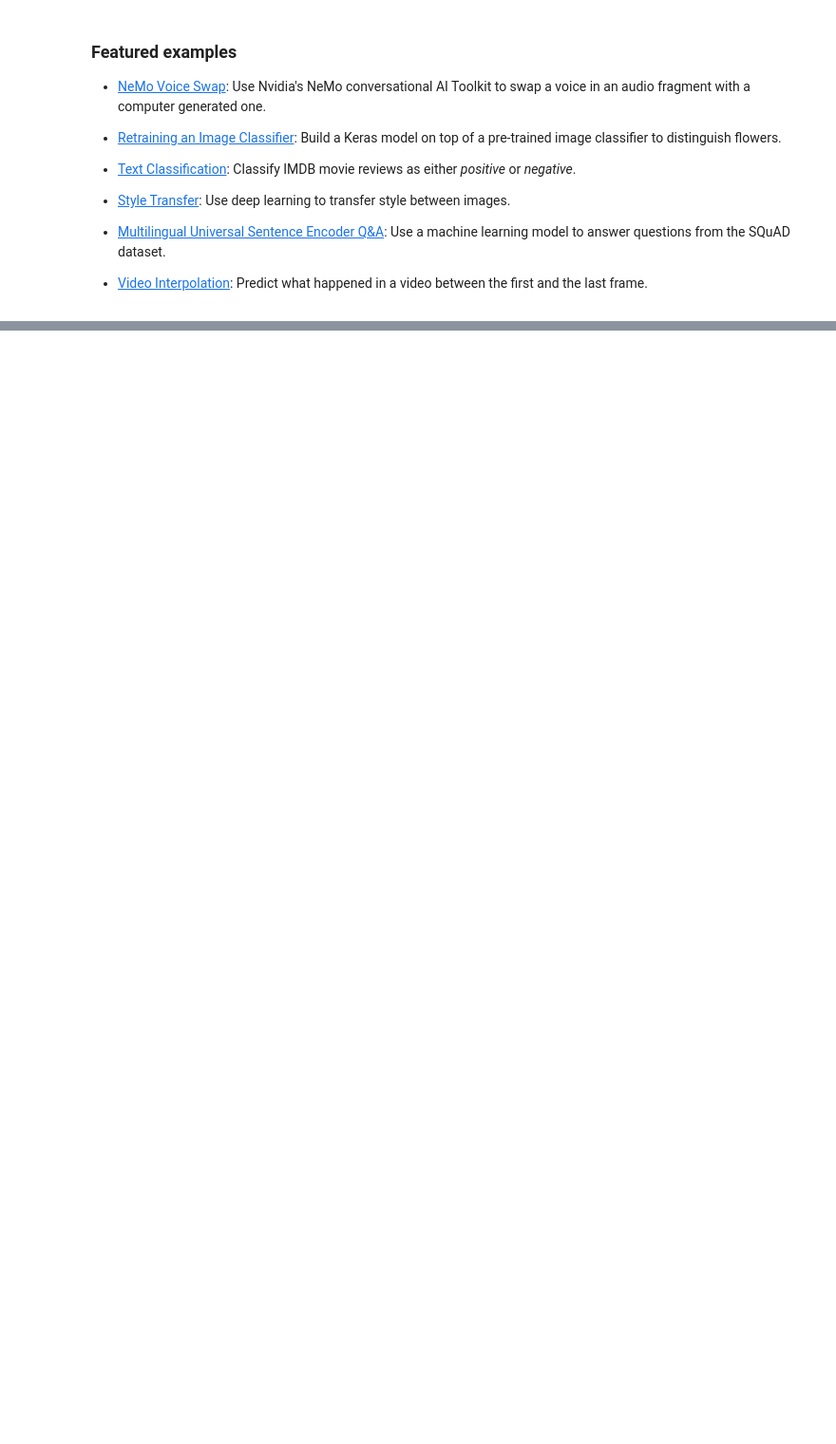
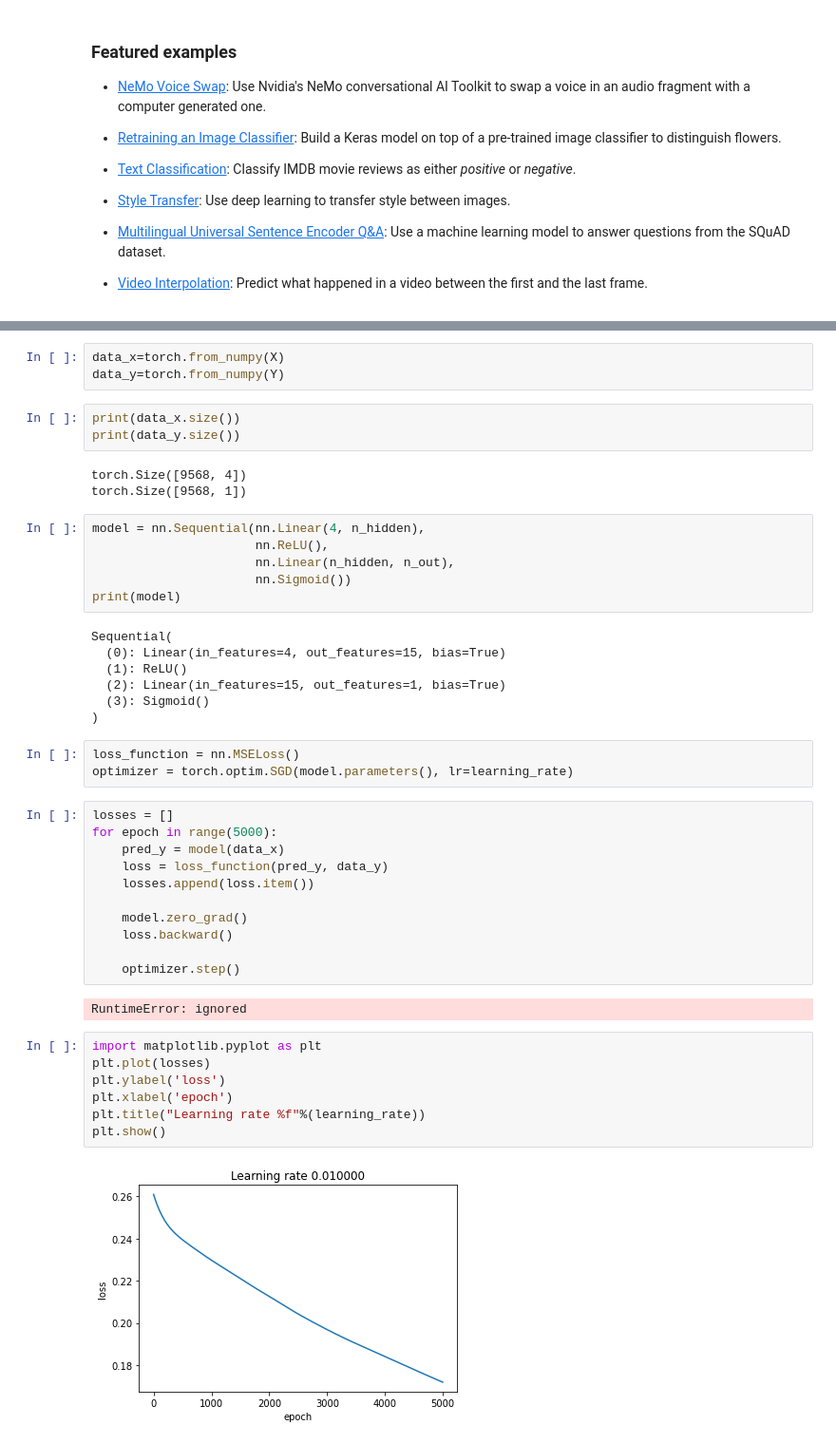
Before and after one commit to ADiti16Sengar/DeepLearning-CHE, a Jupyter notebook: Welcome_To_Colaboratory.ipynb, the cells around one changed output, grey strips where cells are left out. Shown: that part at 95% size. Saved outputs shown, nothing was run; the diff lists cells and outputs as text; blank space fills up the shorter version.

```diff
--- a/Welcome_To_Colaboratory.ipynb
+++ b/Welcome_To_Colaboratory.ipynb
@@ -460,0 +218,47 @@ if save_model is True:
+# %%
+data_x=torch.from_numpy(X)
+data_y=torch.from_numpy(Y)
+# %%
+print(data_x.size())
+print(data_y.size())
+# %% [output]
+torch.Size([9568, 4])
+torch.Size([9568, 1])
+# %%
+model = nn.Sequential(nn.Linear(4, n_hidden),
+                      nn.ReLU(),
+                      nn.Linear(n_hidden, n_out),
+                      nn.Sigmoid())
+print(model)
+# %% [output]
+Sequential(
+  (0): Linear(in_features=4, out_features=15, bias=True)
+  (1): ReLU()
+  (2): Linear(in_features=15, out_features=1, bias=True)
+  (3): Sigmoid()
+)
+# %%
+loss_function = nn.MSELoss()
+optimizer = torch.optim.SGD(model.parameters(), lr=learning_rate)
+# %%
+losses = []
+for epoch in range(5000):
+    pred_y = model(data_x)
+    loss = loss_function(pred_y, data_y)
+    losses.append(loss.item())
+
+    model.zero_grad()
+    loss.backward()
+
+    optimizer.step()
+# %% [output]
+RuntimeError: ignored
+# %%
+import matplotlib.pyplot as plt
+plt.plot(losses)
+plt.ylabel('loss')
+plt.xlabel('epoch')
+plt.title("Learning rate %f"%(learning_rate))
+plt.show()
+# %% [output]
+[figure, added]
```
Also changed, not shown: parts of 42 cells of this notebook.
